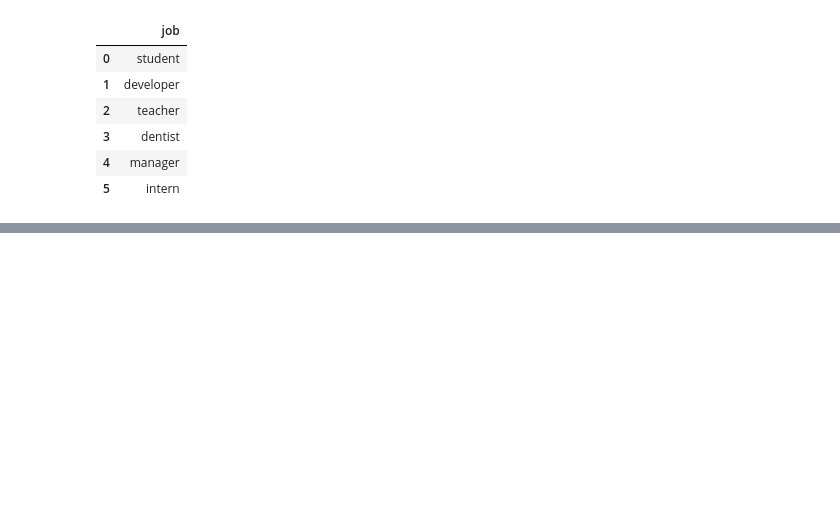
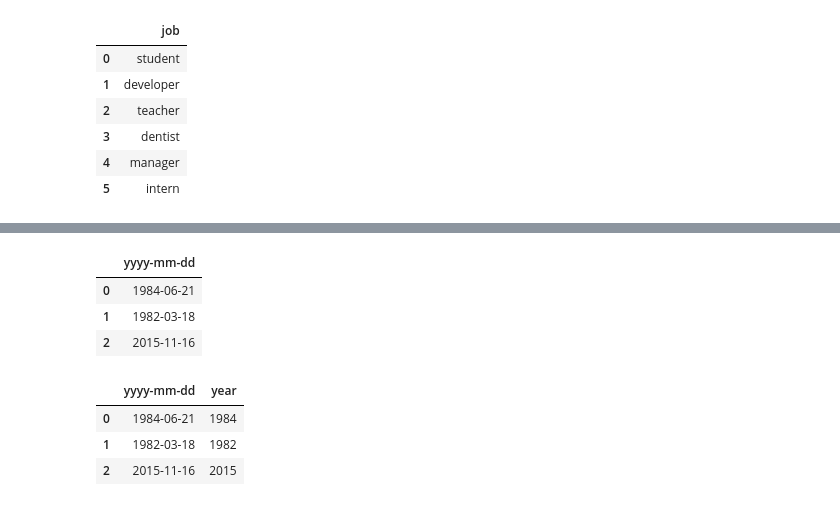
Before and after one commit to u8yes/AI, a Jupyter notebook: src/chap01/04_Pandas_20221109-10.ipynb, the cells around one changed output, grey strips where cells are left out. Drawn from its saved outputs; the diff is of its cells as text; code cells hidden in the pictures; blank space fills up the shorter version.

```diff
--- a/src/chap01/04_Pandas_20221109-10.ipynb
+++ b/src/chap01/04_Pandas_20221109-10.ipynb
@@ -560,0 +576,25 @@ score_df.grade.apply()
+# %%
+# 연월일의 정보에서 연도만 추출하는 예제
+
+date_list = [{'yyyy-mm-dd':'1984-06-21'},
+             {'yyyy-mm-dd':'1982-03-18'},
+             {'yyyy-mm-dd':'2015-11-16'}]
+
+date_df = pd.DataFrame(date_list, columns=['yyyy-mm-dd'])
+date_df
+# %% [output]
+|  | yyyy-mm-dd |
+| 0 | 1984-06-21 |
+| 1 | 1982-03-18 |
+| 2 | 2015-11-16 |
+# %%
+def extract_year(row):
+    return row.split('-')[0]
+# %%
+date_df['year'] = date_df['yyyy-mm-dd'].apply(extract_year)
+date_df
+# %% [output]
+|  | yyyy-mm-dd | year |
+| 0 | 1984-06-21 | 1984 |
+| 1 | 1982-03-18 | 1982 |
+| 2 | 2015-11-16 | 2015 |
```
Also changed, not shown: parts of 51 cells of this notebook.
